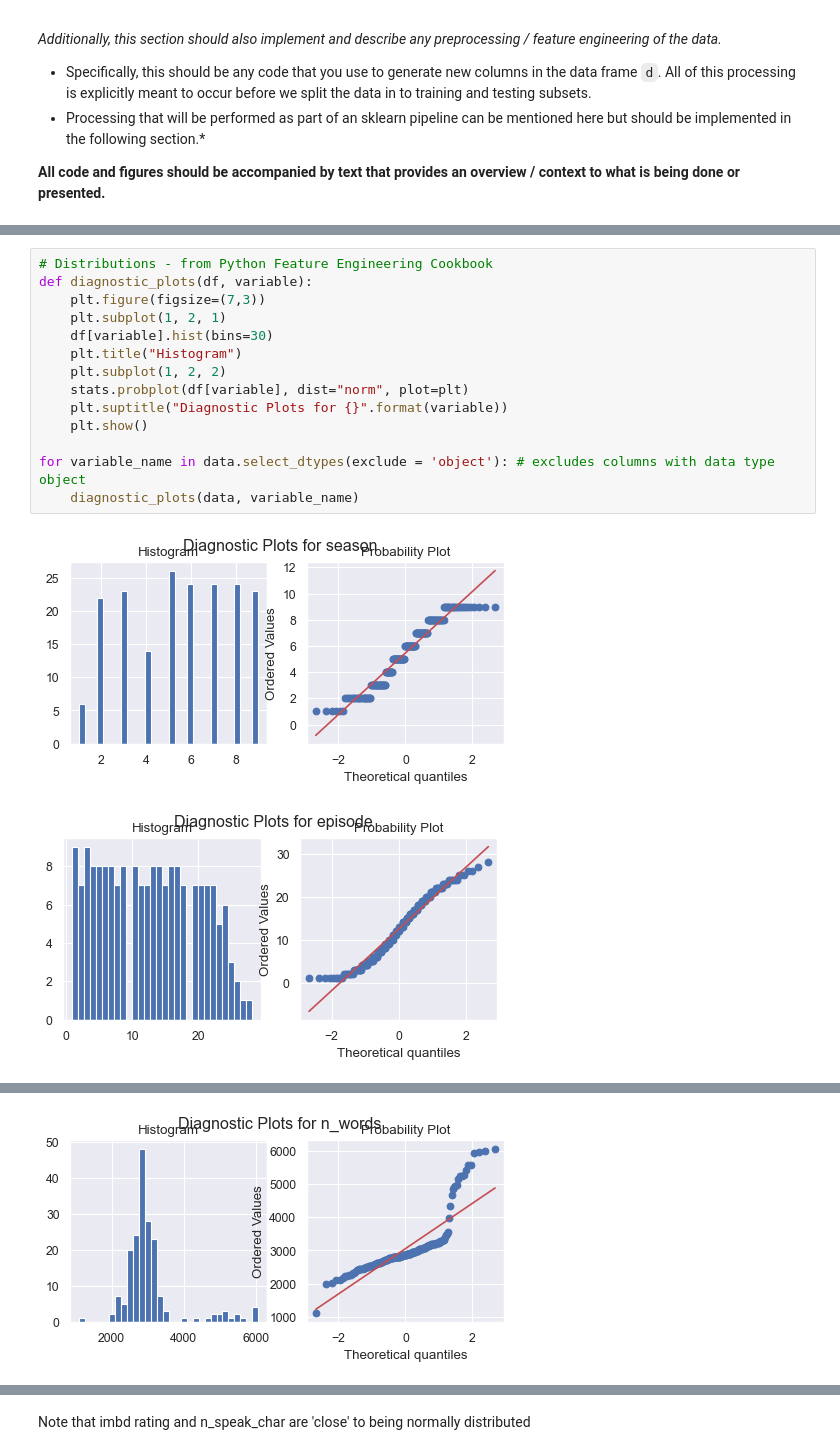
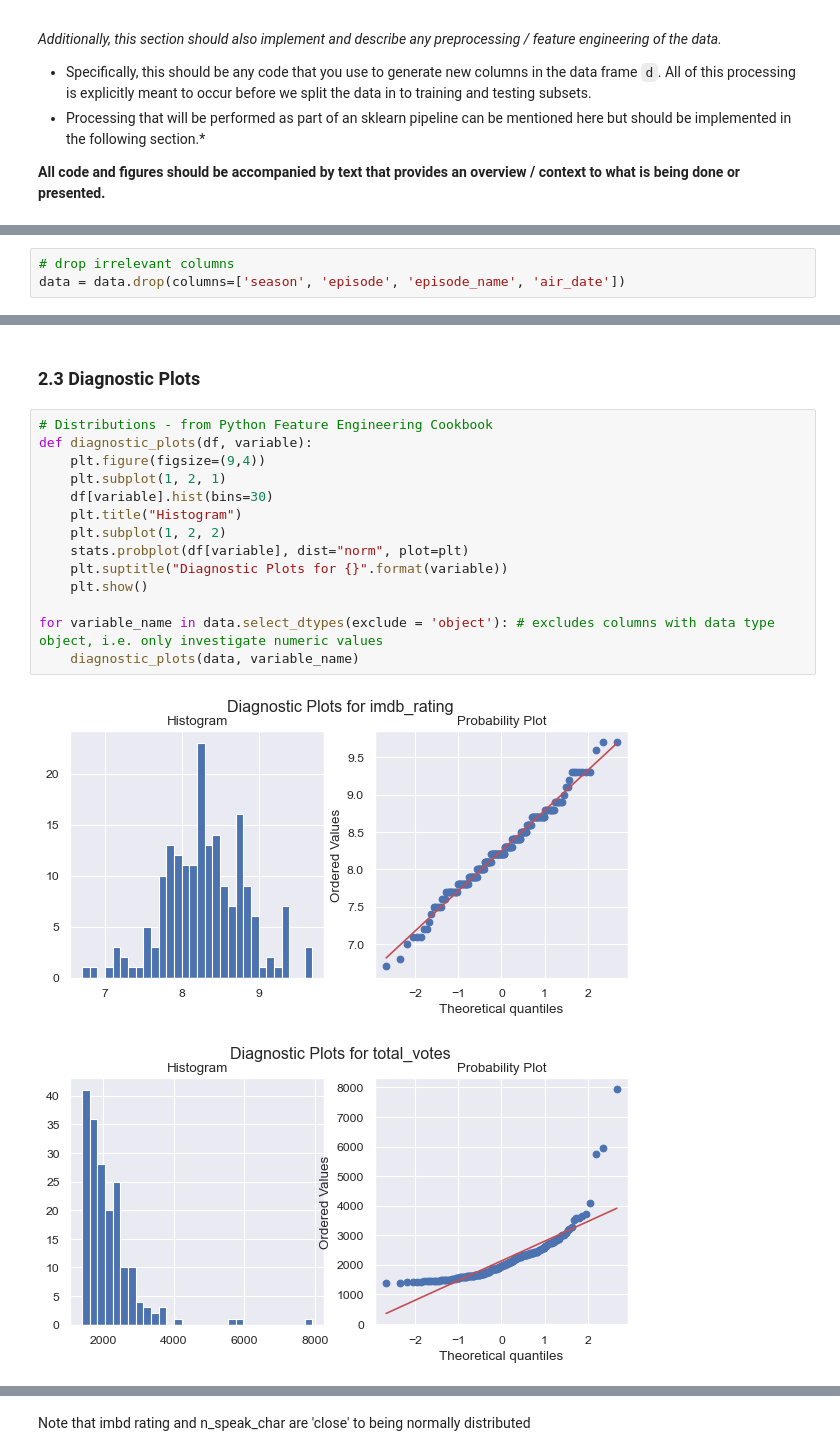
Before and after one commit to aidangarrity/MachineLearningProj1, a Jupyter notebook: project1.ipynb, the cells around one changed output, grey strips where cells are left out. Saved outputs shown, nothing was run; the diff lists cells and outputs as text.

```diff
--- a/project1.ipynb
+++ b/project1.ipynb
@@ -99,0 +120,3 @@ We need to remove the seasons, episodes, episode_name and air_date columns becau
+# %%
+# drop irrelevant columns
+data = data.drop(columns=['season', 'episode', 'episode_name', 'air_date'])
@@ -115,17 +158,19 @@ Since imdb rating is what we want to maximise we would expect for our model to s
+# %% [markdown]
+### 2.3 Diagnostic Plots
 # %%
 # Distributions - from Python Feature Engineering Cookbook
 def diagnostic_plots(df, variable):
-    plt.figure(figsize=(7,3))
+    plt.figure(figsize=(9,4))
     plt.subplot(1, 2, 1)
     df[variable].hist(bins=30)
     plt.title("Histogram")
     plt.subplot(1, 2, 2)
     stats.probplot(df[variable], dist="norm", plot=plt)
     plt.suptitle("Diagnostic Plots for {}".format(variable))
     plt.show()
 
-for variable_name in data.select_dtypes(exclude = 'object'): # excludes columns with data type object
+for variable_name in data.select_dtypes(exclude = 'object'): # excludes columns with data type object, i.e. only investigate numeric values
     diagnostic_plots(data, variable_name)
 # %% [output]
-[figure, old version]
+[figure, new version]
-[figure, old version]
+[figure, new version]
@@ -136 +180,0 @@ for variable_name in data.select_dtypes(exclude = 'object'): # excludes columns
-[figure, removed]
```
Also changed, not shown: parts of 17 cells of this notebook.
